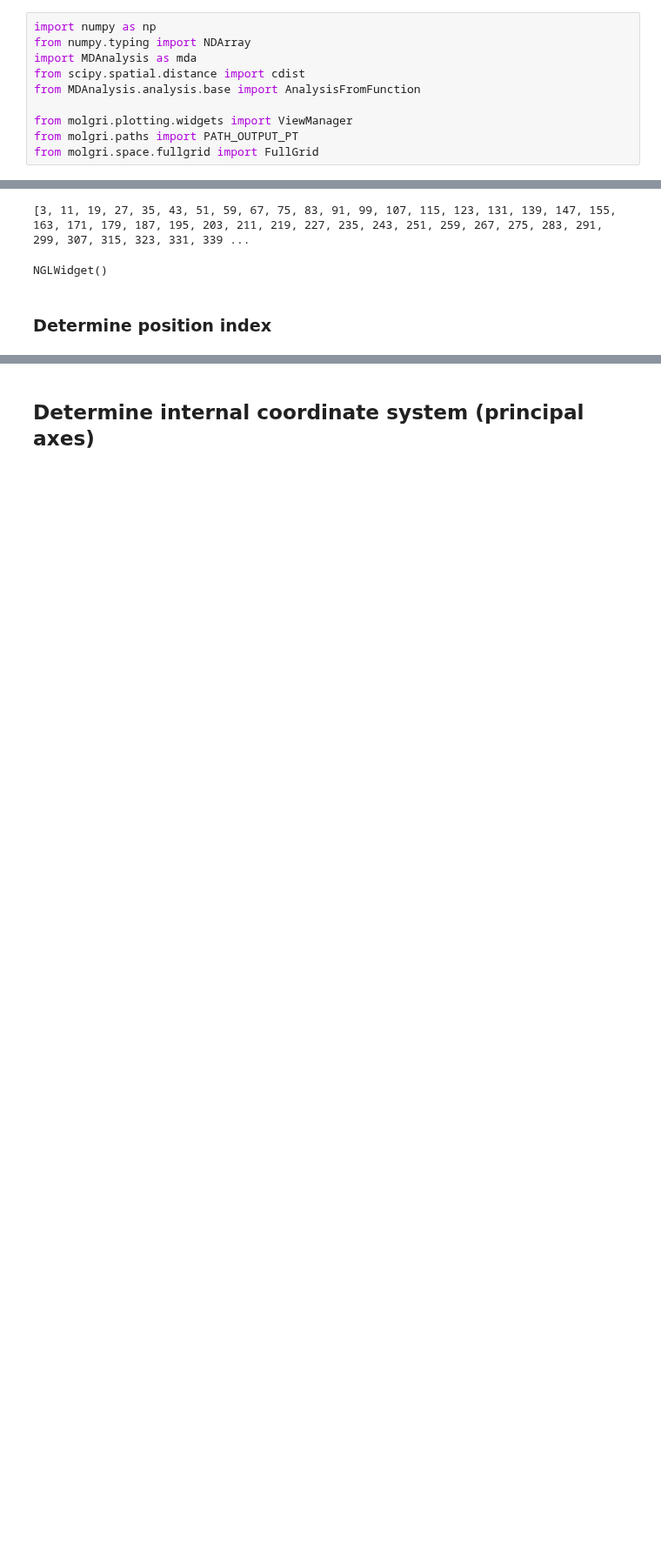
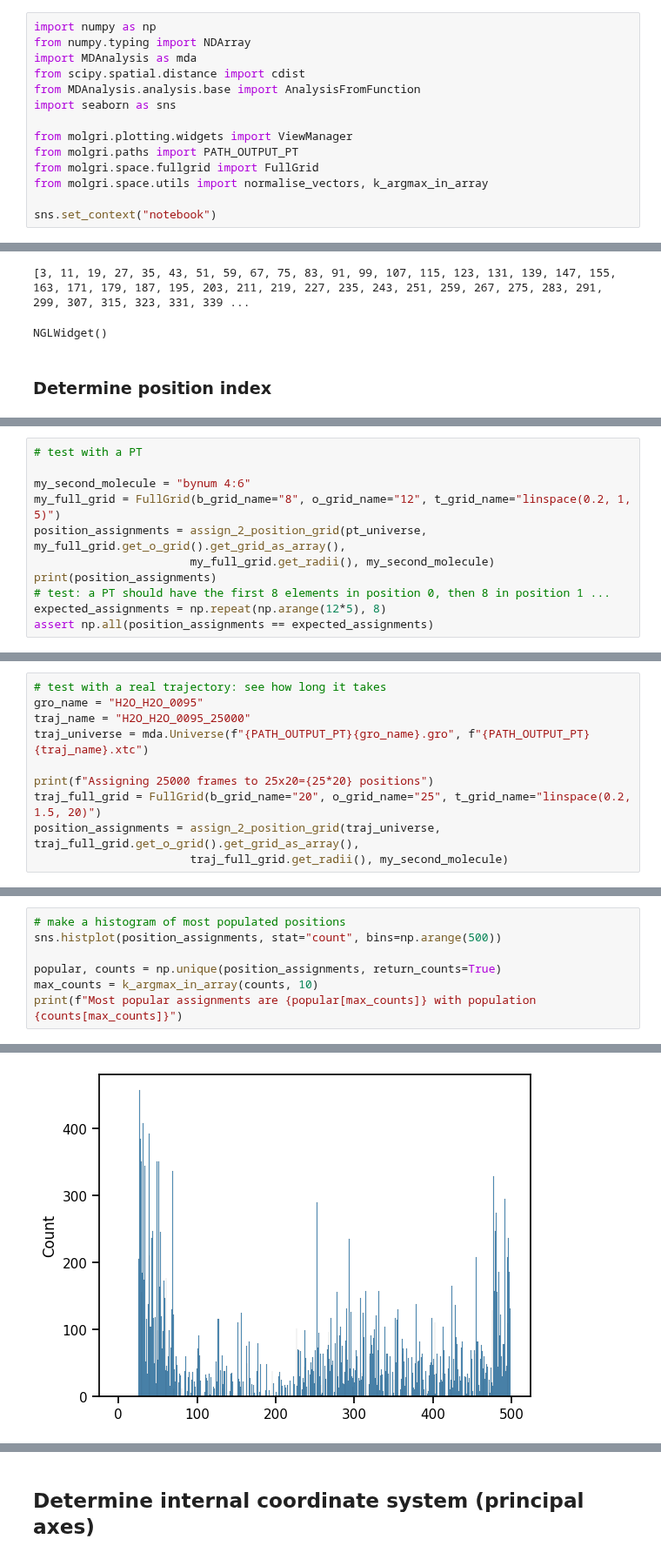
Before and after one commit to bkellerlab/molecularRotationalGrids, a Jupyter notebook: jupyter/Meeting_2024_02_14.ipynb, the cells around one changed output, grey strips where cells are left out. Shown at 87% size. Cells and saved outputs as stored; diff of their text form; blank space fills up the shorter version.

Commit message:
prepared jupyter notebook for position part of the problem

```diff
--- a/jupyter/Meeting_2024_02_14.ipynb
+++ b/jupyter/Meeting_2024_02_14.ipynb
@@ -20,10 +20,14 @@ from numpy.typing import NDArray
 import MDAnalysis as mda
 from scipy.spatial.distance import cdist
 from MDAnalysis.analysis.base import AnalysisFromFunction
+import seaborn as sns
 
 from molgri.plotting.widgets import ViewManager
 from molgri.paths import PATH_OUTPUT_PT
 from molgri.space.fullgrid import FullGrid
+from molgri.space.utils import normalise_vectors, k_argmax_in_array
+
+sns.set_context("notebook")
 # %% [markdown]
 ## Position space
 # %% [markdown]
@@ -122,0 +117,11 @@ assign_2_position_grid(pt_universe, my_position_grid, second_molecule)
+# %%
+# test with a PT
+
+my_second_molecule = "bynum 4:6"
+my_full_grid = FullGrid(b_grid_name="8", o_grid_name="12", t_grid_name="linspace(0.2, 1, 5)")
+position_assignments = assign_2_position_grid(pt_universe, my_full_grid.get_o_grid().get_grid_as_array(),
+                       my_full_grid.get_radii(), my_second_molecule)
+print(position_assignments)
+# test: a PT should have the first 8 elements in position 0, then 8 in position 1 ...
+expected_assignments = np.repeat(np.arange(12*5), 8)
+assert np.all(position_assignments == expected_assignments)
@@ -122,0 +149,10 @@ assign_2_position_grid(pt_universe, my_position_grid, second_molecule)
+# %%
+# test with a real trajectory: see how long it takes
+gro_name = "H2O_H2O_0095"
+traj_name = "H2O_H2O_0095_25000"
+traj_universe = mda.Universe(f"{PATH_OUTPUT_PT}{gro_name}.gro", f"{PATH_OUTPUT_PT}{traj_name}.xtc")
+
+print(f"Assigning 25000 frames to 25x20={25*20} positions")
+traj_full_grid = FullGrid(b_grid_name="20", o_grid_name="25", t_grid_name="linspace(0.2, 1.5, 20)")
+position_assignments = assign_2_position_grid(traj_universe, traj_full_grid.get_o_grid().get_grid_as_array(),
+                       traj_full_grid.get_radii(), my_second_molecule)
@@ -122,0 +161,8 @@ assign_2_position_grid(pt_universe, my_position_grid, second_molecule)
+# %%
+# make a histogram of most populated positions
+sns.histplot(position_assignments, stat="count", bins=np.arange(500))
+
+popular, counts = np.unique(position_assignments, return_counts=True)
+max_counts = k_argmax_in_array(counts, 10)
+print(f"Most popular assignments are {popular[max_counts]} with population {counts[max_counts]}")
+# %% [output]
@@ -122,0 +170 @@ assign_2_position_grid(pt_universe, my_position_grid, second_molecule)
+[figure, added]
```
Also changed, not shown: parts of 10 cells of this notebook.
